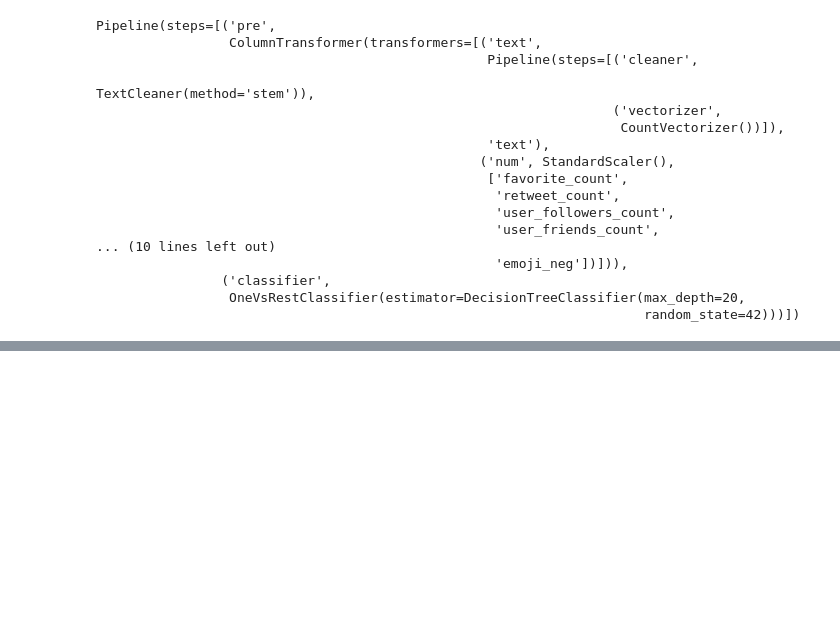
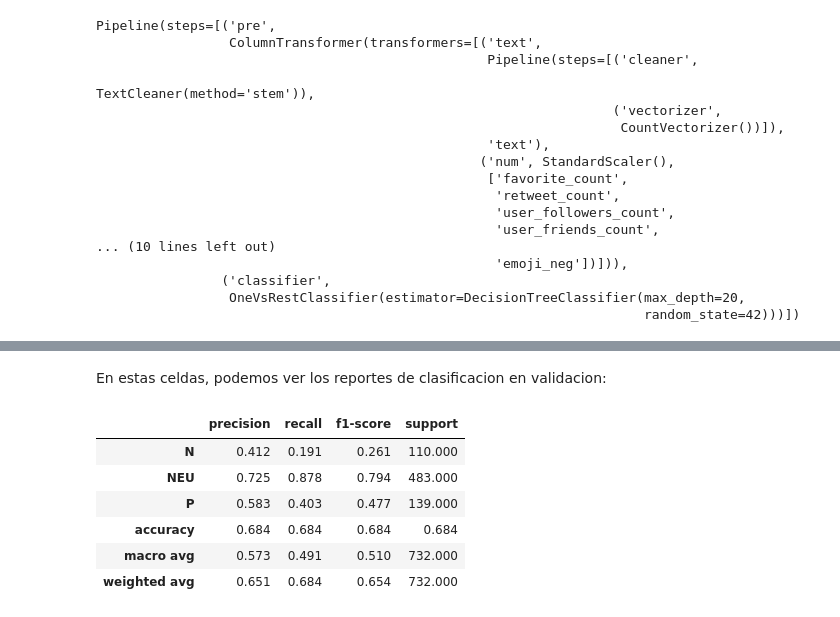
Before and after one commit to LucasFis/Tp_tweets, a Jupyter notebook: Tp_tweets.ipynb, the cells around one changed output, grey strips where cells are left out. Saved outputs shown, nothing was run; the diff lists cells and outputs as text; code cells hidden in the pictures; blank space fills up the shorter version.

```diff
--- a/Tp_tweets.ipynb
+++ b/Tp_tweets.ipynb
@@ -816,0 +787,17 @@ ConfusionMatrixDisplay.from_predictions(y_val, y_pred_ova)
+# %% [markdown]
+En estas celdas, podemos ver los reportes de clasificacion en validacion:
+# %%
+from sklearn.metrics import classification_report
+
+#Reporte de clasifiacion en validacion de decision tree
+report = classification_report(y_val, y_pred_dt, output_dict=True)
+df_reporte_dt = pd.DataFrame(report).transpose()
+df_reporte_dt.round(3)
+# %% [output]
+|  | precision | recall | f1-score | support |
+| N | 0.412 | 0.191 | 0.261 | 110.000 |
+| NEU | 0.725 | 0.878 | 0.794 | 483.000 |
+| P | 0.583 | 0.403 | 0.477 | 139.000 |
+| accuracy | 0.684 | 0.684 | 0.684 | 0.684 |
+| macro avg | 0.573 | 0.491 | 0.510 | 732.000 |
+| weighted avg | 0.651 | 0.684 | 0.654 | 732.000 |
```
Also changed, not shown: parts of 10 cells of this notebook.
